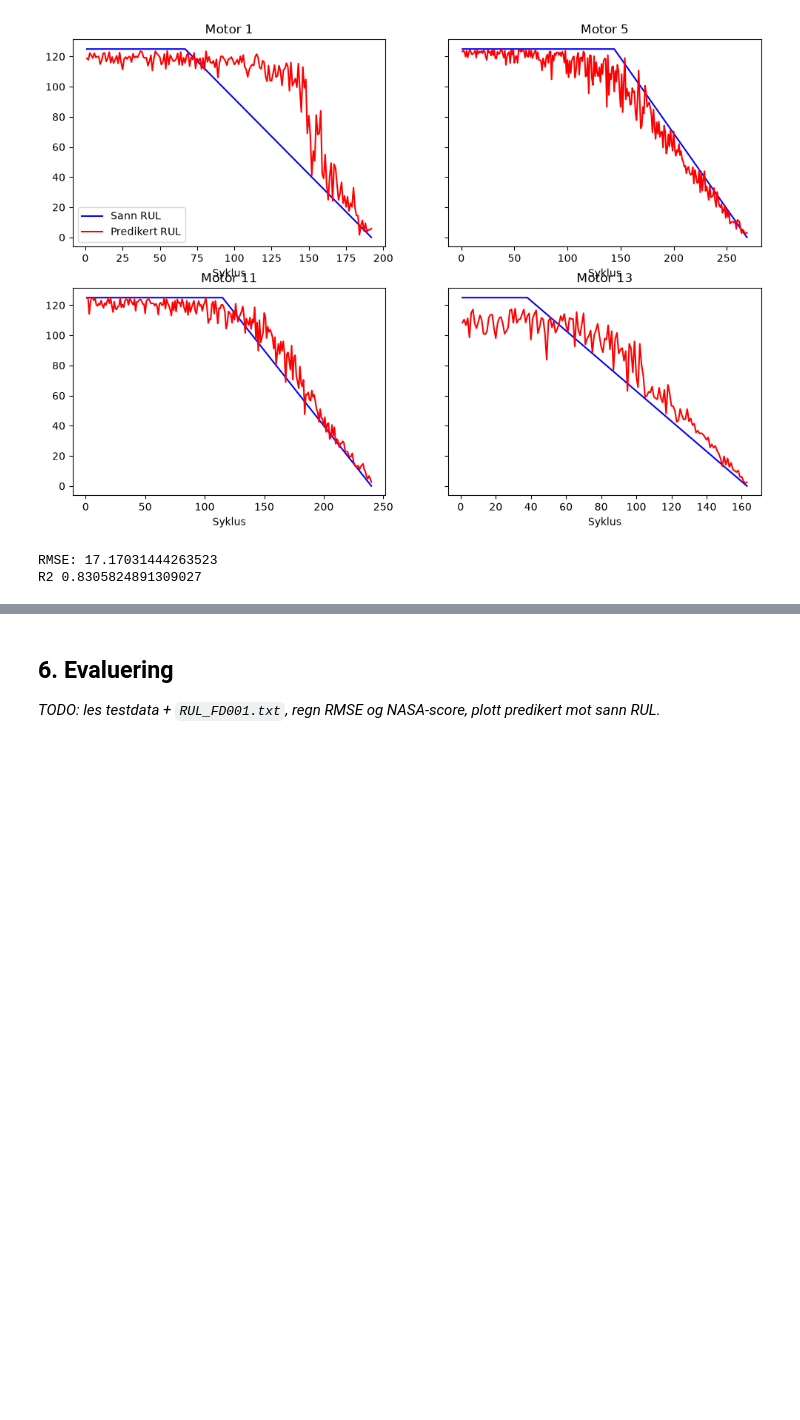
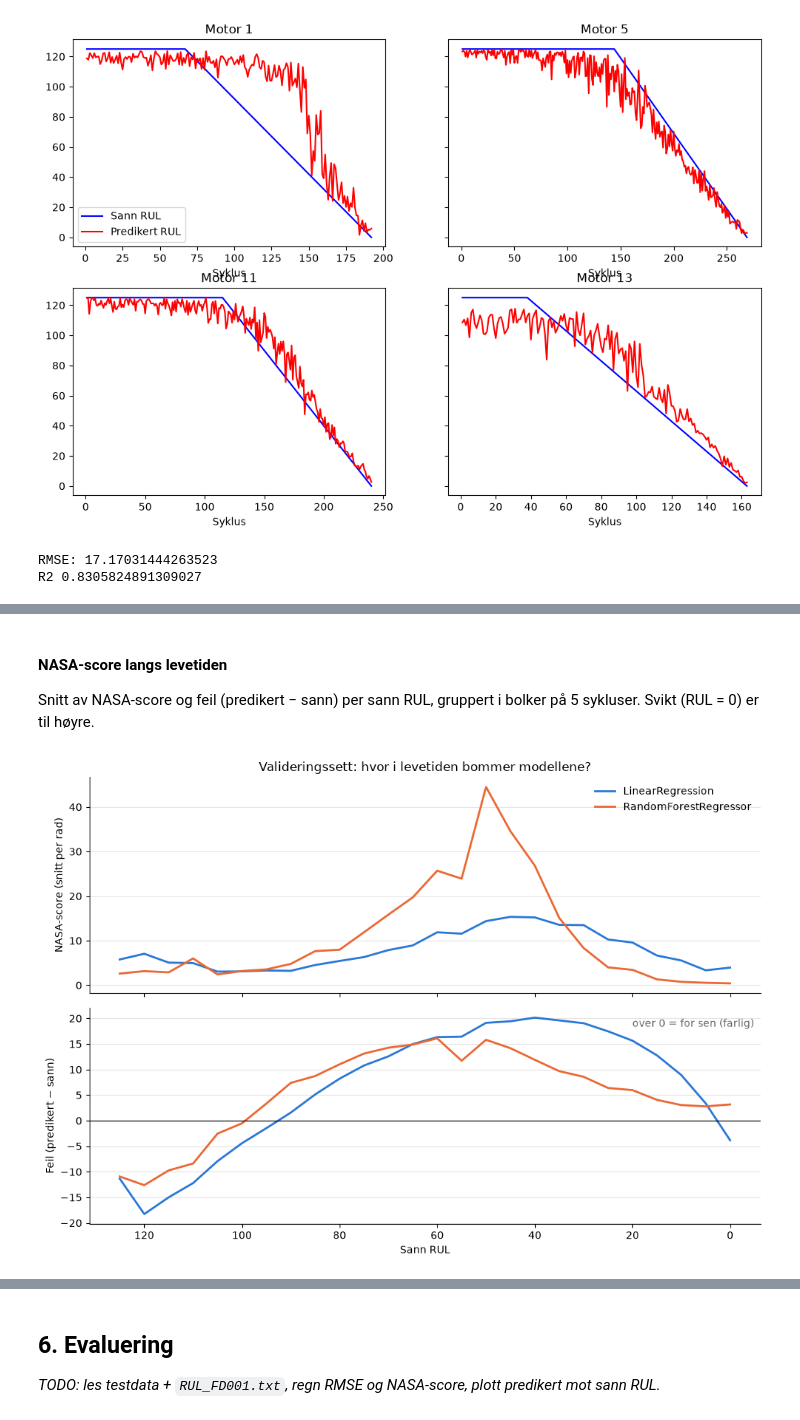
Before and after one commit to 184887/cmapss-rul, a Jupyter notebook: notebooks/RUL.ipynb, the cells around one changed output, grey strips where cells are left out. Saved outputs shown, nothing was run; the diff lists cells and outputs as text; code cells hidden in the pictures; blank space fills up the shorter version.

```diff
--- a/notebooks/RUL.ipynb
+++ b/notebooks/RUL.ipynb
@@ -146,0 +187,31 @@ R2 0.8305824891309027
+# %% [markdown]
+#### NASA-score langs levetiden
+
+Snitt av NASA-score og feil (predikert − sann) per sann RUL, gruppert i bolker på 5 sykluser. Svikt (RUL = 0) er til høyre.
+# %%
+farger = {"LinearRegression": "#2a78d6", "RandomForestRegressor": "#eb6834"}
+bolk = (y_val // 5) * 5    # sann RUL gruppert i bolker på 5
+
+fig, (ax1, ax2) = plt.subplots(2, 1, figsize=(10, 7), sharex=True)
+for navn, farge in farger.items():
+    pred = models[navn].predict(X_val)
+    d = pred - y_val
+    straff = pd.Series(np.where(d < 0, np.exp(-d / 13), np.exp(d / 10)) - 1, index=d.index)   # samme formel som nasa_score, per rad
+    ax1.plot(straff.groupby(bolk).mean(), color=farge, lw=2, label=navn)
+    ax2.plot(d.groupby(bolk).mean(), color=farge, lw=2, label=navn)
+
+ax1.set_ylabel("NASA-score (snitt per rad)")
+ax1.set_title("Valideringssett: hvor i levetiden bommer modellene?")
+ax1.legend(frameon=False)
+ax2.axhline(0, color="k", lw=0.8)
+ax2.set_ylabel("Feil (predikert − sann)")
+ax2.set_xlabel("Sann RUL")
+ax2.text(0.99, 0.95, "over 0 = for sen (farlig)", transform=ax2.transAxes, ha="right", va="top", color="0.4")
+ax2.invert_xaxis()         # svikt (RUL=0) til høyre, som i 3.1
+for ax in (ax1, ax2):
+    ax.grid(axis="y", color="0.9"); ax.spines[["top", "right"]].set_visible(False)
+
+plt.tight_layout()
+plt.savefig("../figurer/nasa_per_rul.png", dpi=150, bbox_inches="tight")
+# %% [output]
+[figure, added]
```
Also changed, not shown: parts of 9 cells of this notebook, 8 other files.
